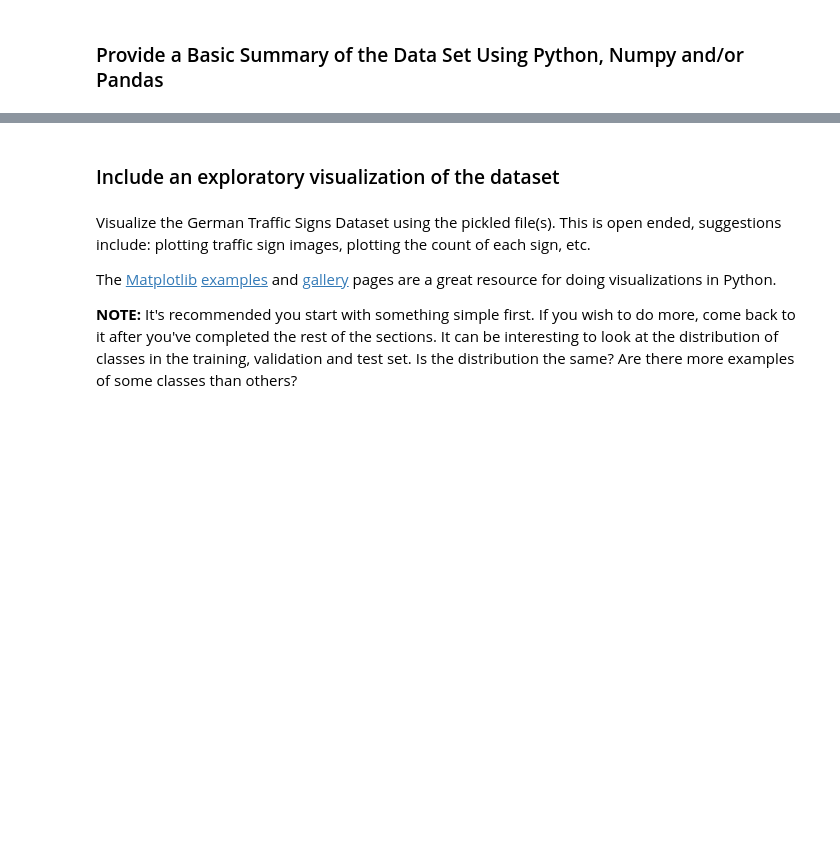
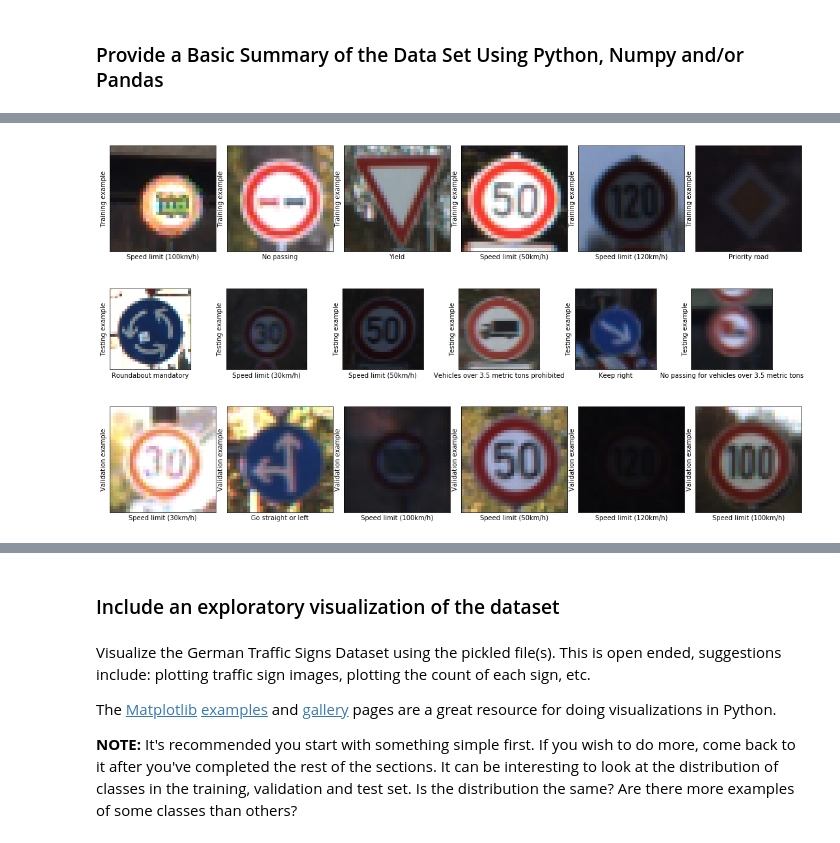
Before and after one commit to kputtur/traffic-sign-classifier, a Jupyter notebook: Traffic_Sign_Classifier.ipynb, the cells around one changed output, grey strips where cells are left out. Drawn from its saved outputs; the diff is of its cells as text; code cells hidden in the pictures; blank space fills up the shorter version.

```diff
--- a/Traffic_Sign_Classifier.ipynb
+++ b/Traffic_Sign_Classifier.ipynb
@@ -170,0 +265,9 @@ print("Number of classes =", n_classes)
+# %%
+# Plotting sample examples
+random_images_frm_dataset(X_train, y_train, "Training example")
+random_images_frm_dataset(X_test, y_test, "Testing example")
+random_images_frm_dataset(X_valid, y_valid, "Validation example")
+# %% [output]
+[figure, added]
+[figure, added]
+[figure, added]
```
Also changed, not shown: parts of 45 cells of this notebook, 9 other files.
